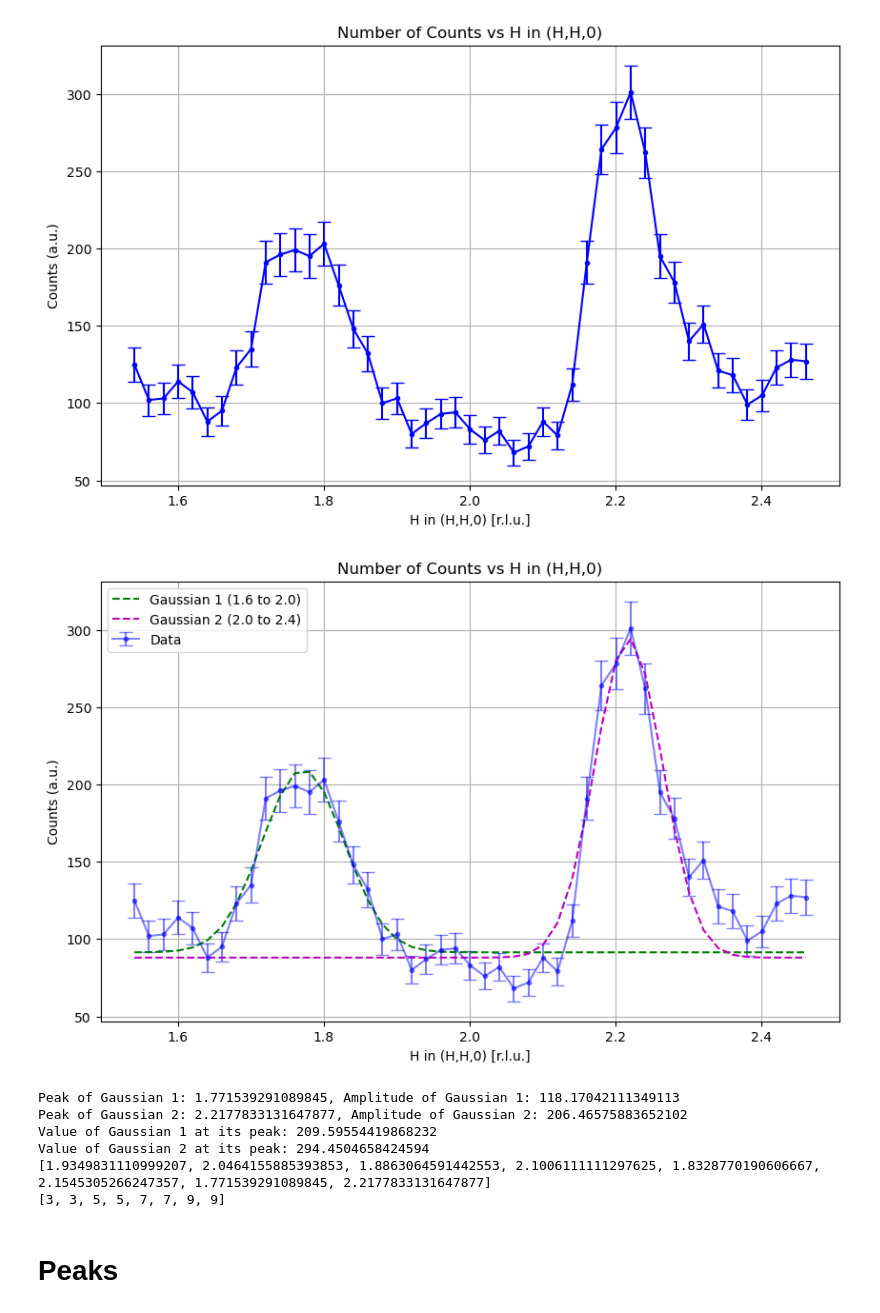
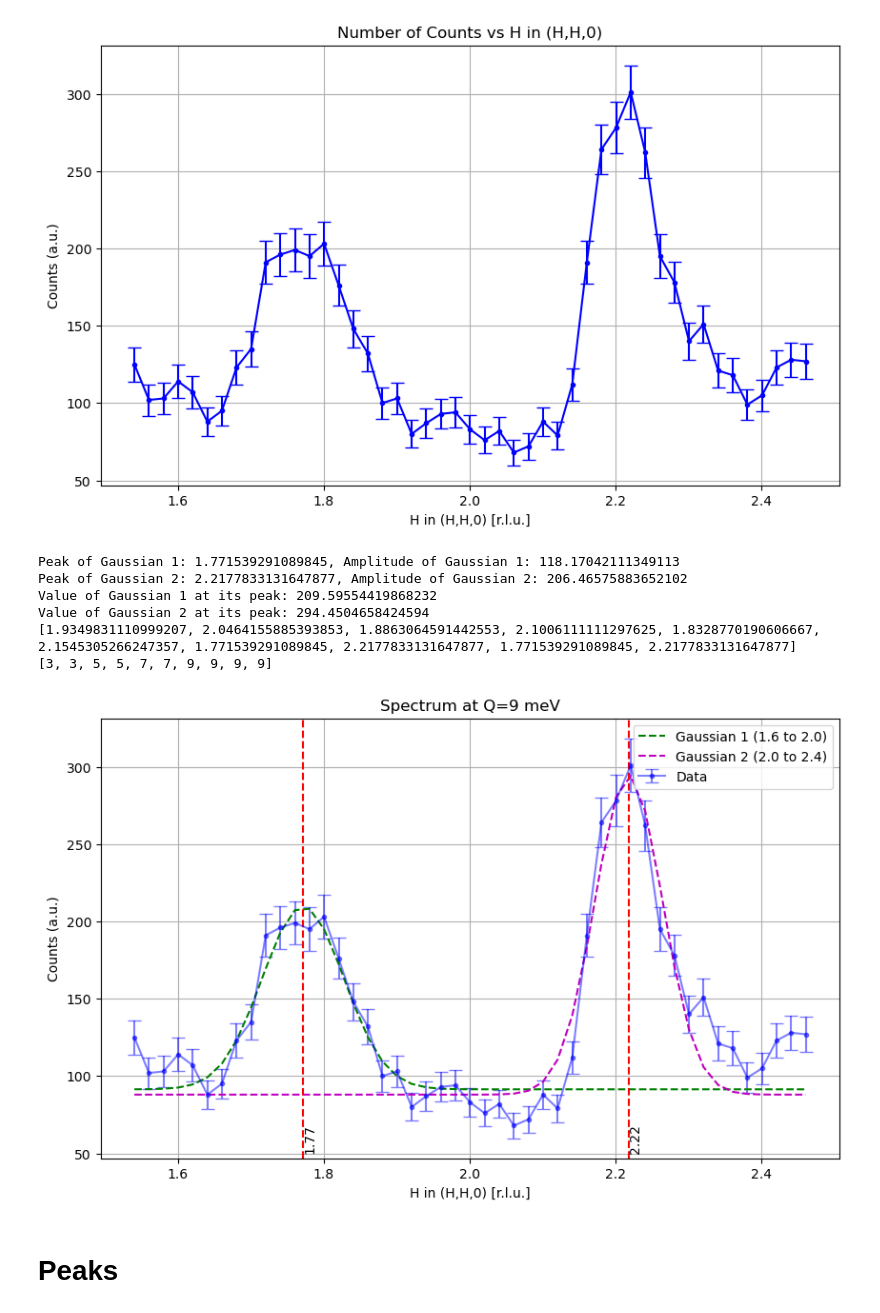
Before and after one commit to allangabrielsch/puma_fopra, a Jupyter notebook: Notebook.ipynb, the cells around one changed output. Saved outputs shown, nothing was run; the diff lists cells and outputs as text; code cells hidden in the pictures.

```diff
--- a/Notebook.ipynb
+++ b/Notebook.ipynb
@@ -376,43 +415,54 @@ plt.errorbar(h_9, det2_9, yerr=error_9, fmt='.', linestyle='-', color='b', ecolo
 # Plot individual Gaussian fits
 plt.plot(h_9, gaussian1_data, 'g--', label='Gaussian 1 (1.6 to 2.0)')
 plt.plot(h_9, gaussian2_data, 'm--', label='Gaussian 2 (2.0 to 2.4)')
 
 # Add labels and title
 plt.xlabel('H in (H,H,0) [r.l.u.]')
 plt.ylabel('Counts (a.u.)')
-plt.title('Number of Counts vs H in (H,H,0)')
-plt.legend()
+plt.title('Spectrum at Q=9 meV')
+plt.legend(loc='upper right')
 plt.grid(True)
 
-plt.show()
+
 
 # Print the peaks and amplitudes of both Gaussians
 peak_1, amplitude_1 = params_1[1], params_1[0]
 peak_2, amplitude_2 = params_2[1], params_2[0]
 print(f"Peak of Gaussian 1: {peak_1}, Amplitude of Gaussian 1: {amplitude_1}")
 print(f"Peak of Gaussian 2: {peak_2}, Amplitude of Gaussian 2: {amplitude_2}")
 
 # Calculate the value of the fitted function at the peak positions
 value_at_peak_1 = gaussian(peak_1, *params_1)
 value_at_peak_2 = gaussian(peak_2, *params_2)
 print(f"Value of Gaussian 1 at its peak: {value_at_peak_1}")
 print(f"Value of Gaussian 2 at its peak: {value_at_peak_2}")
 
 
 peaks_x.append(peak_1)
 peaks_x.append(peak_2)
 peaks_y.append(9)
 peaks_y.append(9)
 print(peaks_x)
 print(peaks_y)
+
+plt.axvline(x=peak_1, color='r', linestyle='--')
+plt.text(peak_1,50, f'{peak_1:.2f}', rotation=90, verticalalignment='bottom')
+
+plt.axvline(x=peak_2, color='r', linestyle='--')
+plt.text(peak_2, 50, f'{peak_2:.2f}', rotation=90, verticalalignment='bottom')
+
+plt.savefig('Spec9.pdf')
+
+
+plt.show()
 # %% [output]
+Peak of Gaussian 1: 1.771539291089845, Amplitude of Gaussian 1: 118.17042111349113
+Peak of Gaussian 2: 2.2177833131647877, Amplitude of Gaussian 2: 206.46575883652102
+Value of Gaussian 1 at its peak: 209.59554419868232
+Value of Gaussian 2 at its peak: 294.4504658424594
+[1.9349831110999207, 2.0464155885393853, 1.8863064591442553, 2.1006111111297625, 1.8328770190606667, 2.1545305266247357, 1.771539291089845, 2.2177833131647877, 1.771539291089845, 2.2177833131647877]
+[3, 3, 5, 5, 7, 7, 9, 9, 9, 9]
-[figure, old version]
+[figure, new version]
-Peak of Gaussian 1: 1.771539291089845, Amplitude of Gaussian 1: 118.17042111349113
-Peak of Gaussian 2: 2.2177833131647877, Amplitude of Gaussian 2: 206.46575883652102
-Value of Gaussian 1 at its peak: 209.59554419868232
-Value of Gaussian 2 at its peak: 294.4504658424594
-[1.9349831110999207, 2.0464155885393853, 1.8863064591442553, 2.1006111111297625, 1.8328770190606667, 2.1545305266247357, 1.771539291089845, 2.2177833131647877]
-[3, 3, 5, 5, 7, 7, 9, 9]
 # %% [markdown]
 # Peaks
 # %%
```
Also changed, not shown: parts of 5 cells of this notebook.
